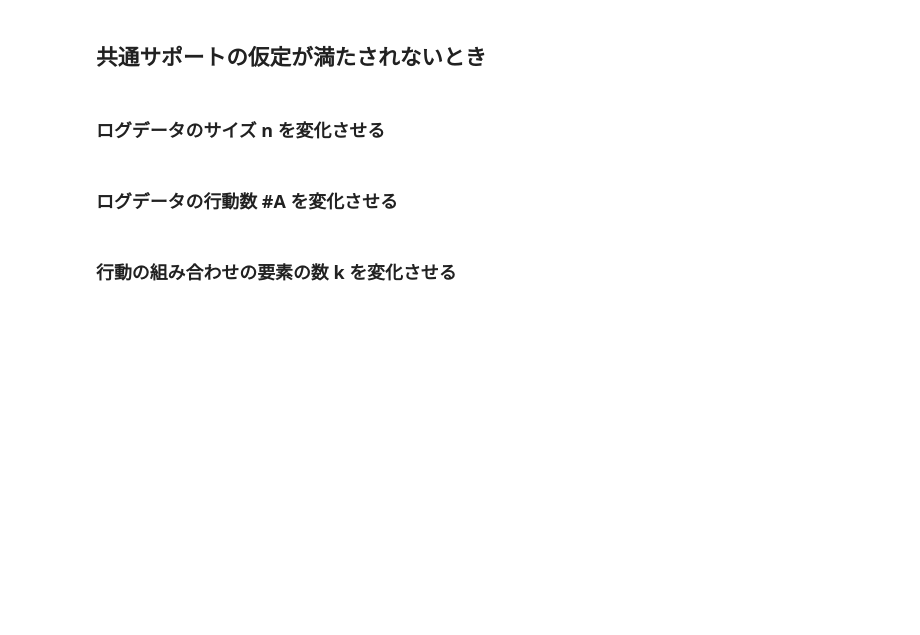
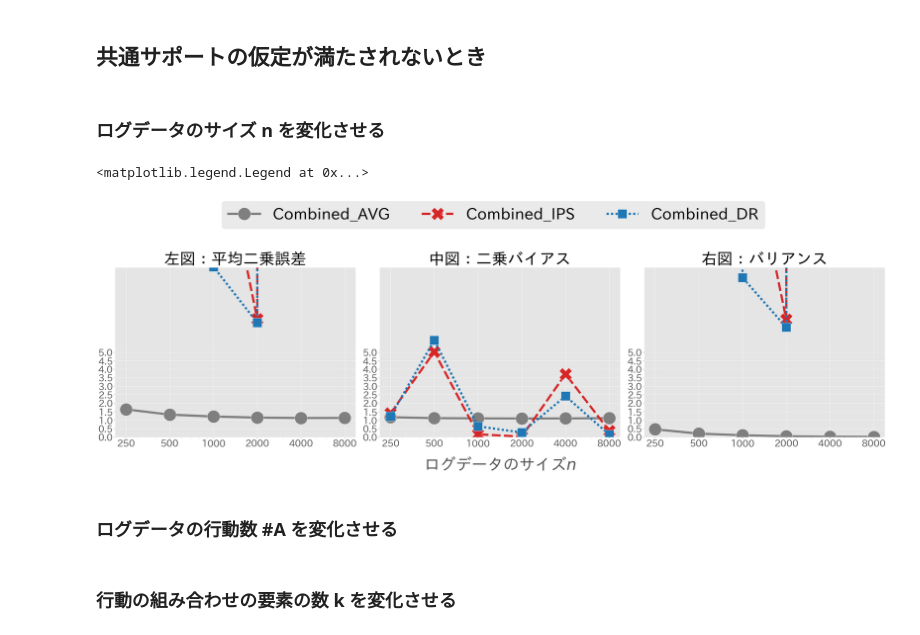
Before and after one commit to RickHub0115/Estimator-for-Offline-Policy-Evaluation-of-Recommending-Multiple-Actions-Considering-Platform-Wide-R, a Jupyter notebook: ope.ipynb, the cells around one changed output. Drawn from its saved outputs; the diff is of its cells as text; code cells hidden in the pictures; blank space fills up the shorter version.

```diff
--- a/ope.ipynb
+++ b/ope.ipynb
@@ -413,14 +424,14 @@ plt.show()
 ## シミュレーション設定
 num_runs = 500# シミュレーションの繰り返し回数(500)
 dim_x = 10 # 特徴量xの次元
-num_actions = 1000 # 行動数, |A|
+num_actions = 100 # 行動数, |A|
 beta = -3 # データ収集方策のパラメータ
 test_data_size = 100000 # 評価方策の真の性能を近似するためのテストデータのサイズ
 random_state = 12345
 random_ = check_random_state(random_state)
 num_data_list = [250, 500, 1000, 2000, 4000, 8000] # データ収集方策が収集したログデータのサイズ
 k = 10    # 行動の組み合わせの要素の数
-num_def_actions = 10
+num_def_actions = 20
 # %%
 result_df_list = []
 ## 期待報酬関数を定義するためのパラメータを抽出
@@ -494,34 +505,37 @@ for i, y in enumerate(["se", "bias", "variance"]):
         markers=True,
         markersize=40,
         linewidth=7,
         legend=False,
         style="est",
         x="num_data",
         y=y,
         hue="est",
         ax=ax,
         ci=None,
         #palette=["tab:grey", "tab:red"],
         palette=["tab:grey", "tab:red", "tab:blue"],
         data=result_df_data_deficient,
     )
     ax.set_title(y_label_dict[y], fontsize=50)
     # yaxis
     ax.set_ylabel("")
-    ax.set_ylim(0.0, 5.0)
+    ax.set_ylim(0.0, 10.0)
     ax.set_yticks(np.arange(0.0,5.5,0.5))
     ax.tick_params(axis="y", labelsize=30)
     ax.yaxis.set_label_coords(-0.1, 0.5)
     # xaxis
     ax.set_xscale("log")
     if i == 1:
         ax.set_xlabel(r"ログデータのサイズ$n$", fontsize=50)
     else:
         ax.set_xlabel(r"", fontsize=40)
     ax.set_xticks(num_data_list)
     ax.set_xticklabels(num_data_list, fontsize=30)
     ax.xaxis.set_label_coords(0.5, -0.12)
 fig.legend(["Combined_AVG", "Combined_IPS", "Combined_DR"], fontsize=50, bbox_to_anchor=(0.5, 1.15), ncol=4, loc="center")
+# %% [output]
+<matplotlib.legend.Legend at 0x...>
+[figure, added]
 # %% [markdown]
 ### ログデータの行動数 **#A** を変化させる
 # %% [markdown]
```
Also changed, not shown: parts of 7 cells of this notebook.
